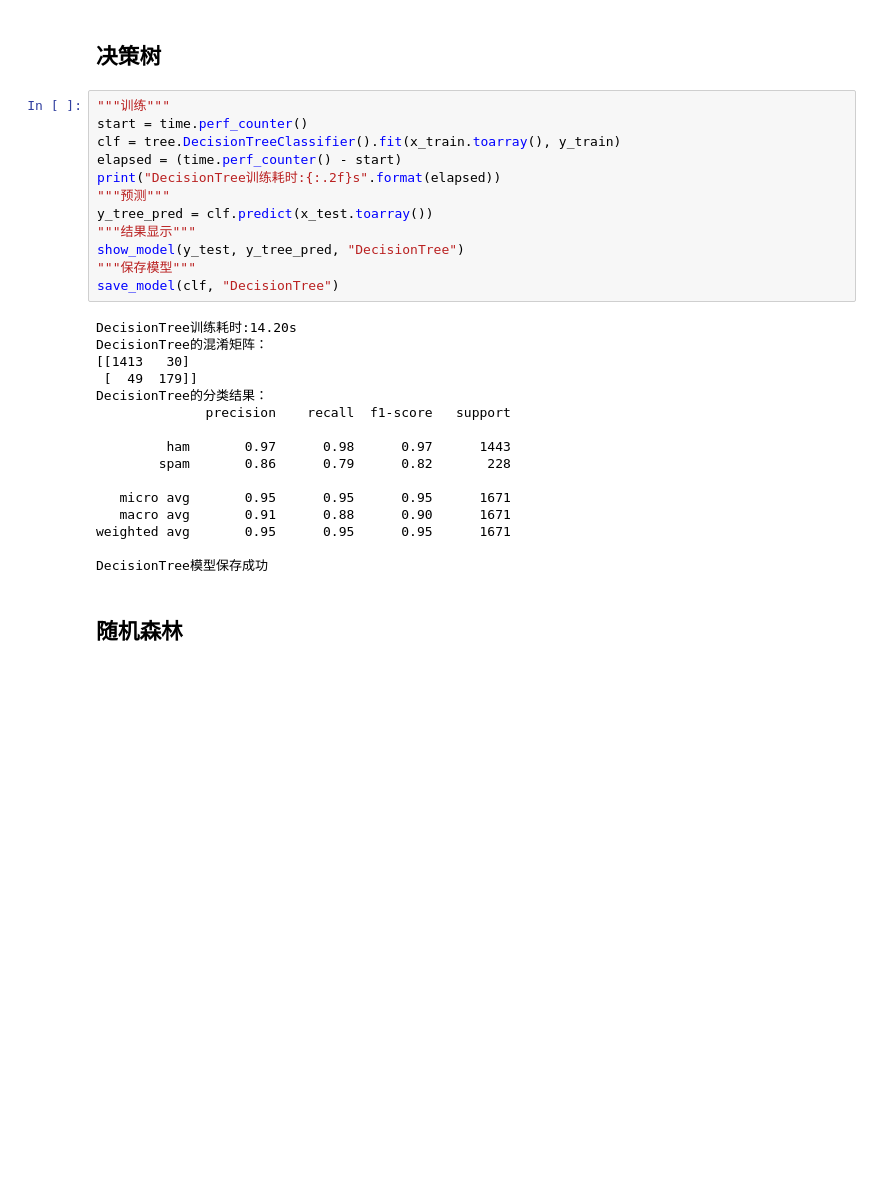
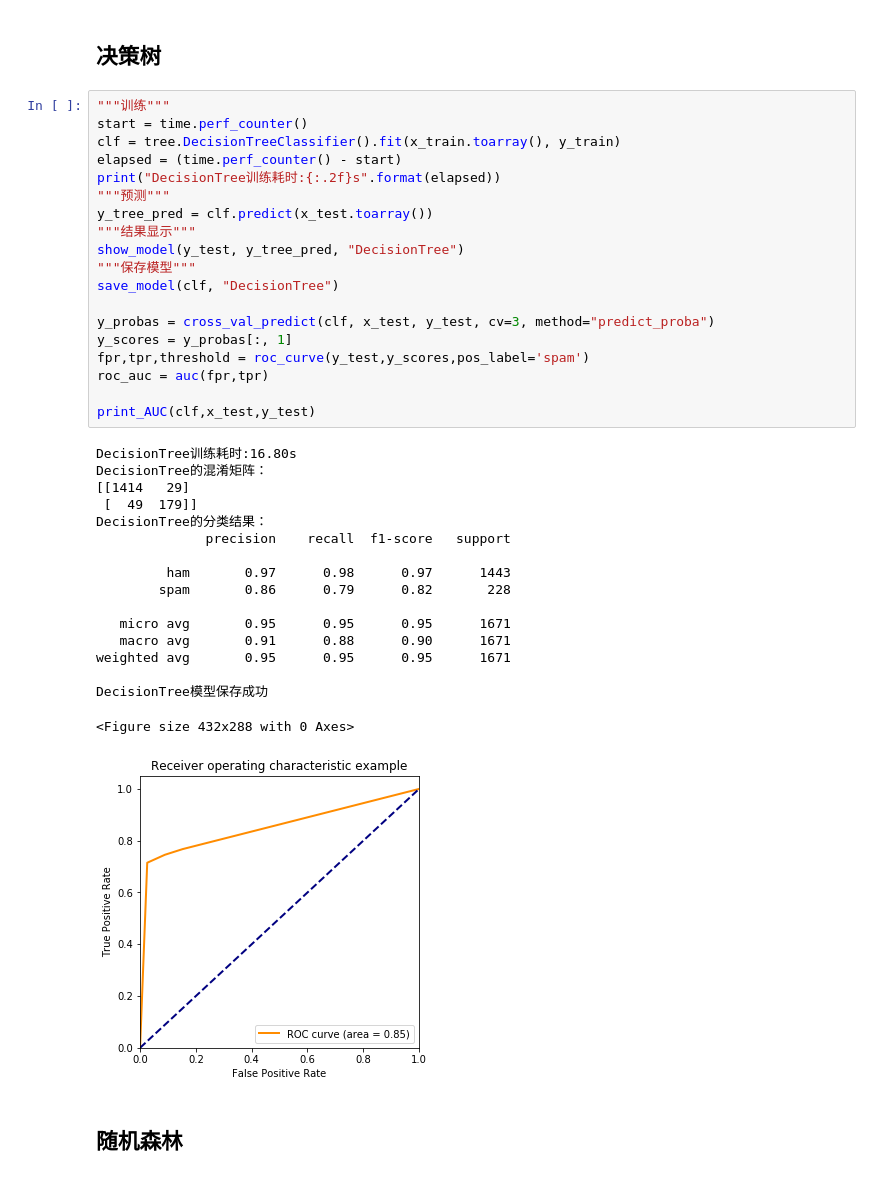
Before and after one commit to HesseSummer/junkMailDetect, a Jupyter notebook: 代码/bag of words + 机器学习.ipynb, the cells around one changed output. Drawn from its saved outputs; the diff is of its cells as text; blank space fills up the shorter version.

```diff
--- a/代码/bag of words + 机器学习.ipynb
+++ b/代码/bag of words + 机器学习.ipynb
@@ -213,31 +261,40 @@ MultinomialNB模型保存成功
 # %%
 """训练"""
 start = time.perf_counter()
 clf = tree.DecisionTreeClassifier().fit(x_train.toarray(), y_train)
 elapsed = (time.perf_counter() - start)
 print("DecisionTree训练耗时:{:.2f}s".format(elapsed))
 """预测"""
 y_tree_pred = clf.predict(x_test.toarray())
 """结果显示"""
 show_model(y_test, y_tree_pred, "DecisionTree")
 """保存模型"""
 save_model(clf, "DecisionTree")
+
+y_probas = cross_val_predict(clf, x_test, y_test, cv=3, method="predict_proba")
+y_scores = y_probas[:, 1]
+fpr,tpr,threshold = roc_curve(y_test,y_scores,pos_label='spam')
+roc_auc = auc(fpr,tpr)
+
+print_AUC(clf,x_test,y_test)
 # %% [output]
-DecisionTree训练耗时:14.20s
+DecisionTree训练耗时:16.80s
 DecisionTree的混淆矩阵：
-[[1413   30]
+[[1414   29]
  [  49  179]]
 DecisionTree的分类结果：
               precision    recall  f1-score   support
 
          ham       0.97      0.98      0.97      1443
         spam       0.86      0.79      0.82       228
 
    micro avg       0.95      0.95      0.95      1671
    macro avg       0.91      0.88      0.90      1671
 weighted avg       0.95      0.95      0.95      1671
 
 DecisionTree模型保存成功
+<Figure size 432x288 with 0 Axes>
+[figure, added]
 # %% [markdown]
 ## 随机森林
 # %%
```
Also changed, not shown: parts of 9 cells of this notebook.
